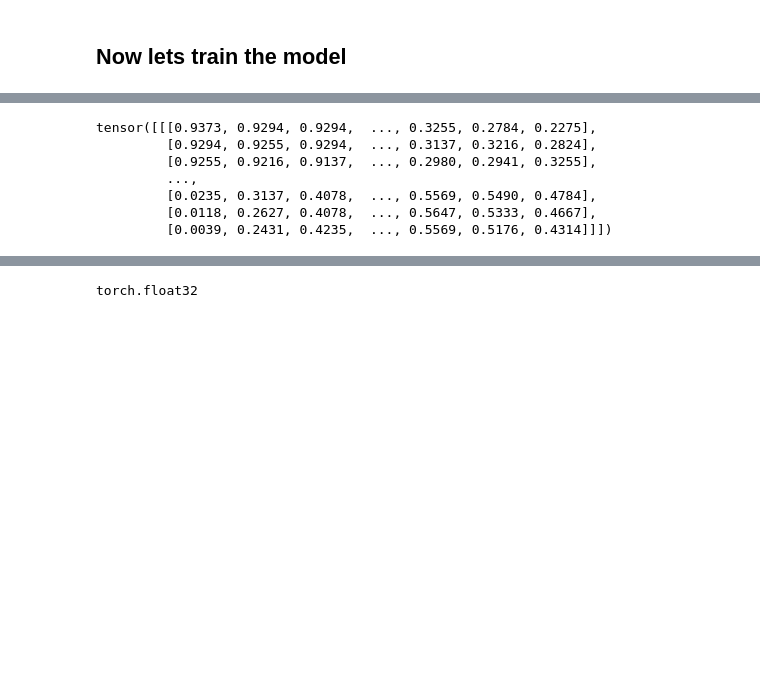
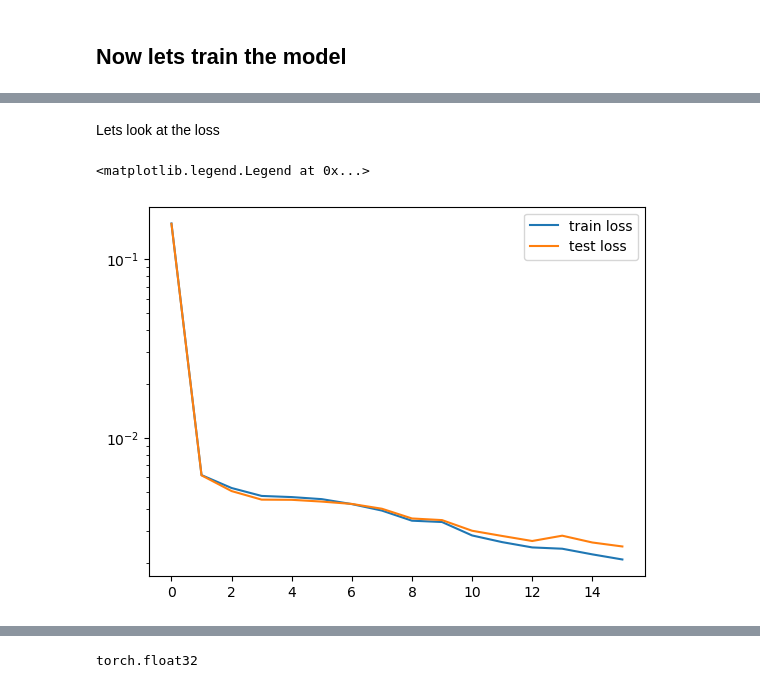
Before and after one commit to terdimitri/facial-keypoints, a Jupyter notebook: Facial point detection.ipynb, the cells around one changed output, grey strips where cells are left out. Saved outputs shown, nothing was run; the diff lists cells and outputs as text; code cells hidden in the pictures; blank space fills up the shorter version.

Commit message:
Validate with test set

```diff
--- a/Facial point detection.ipynb
+++ b/Facial point detection.ipynb
@@ -6,0 +9,2 @@ import matplotlib.pyplot as plt
+# %%
+device = torch.accelerator.current_accelerator() if torch.accelerator.is_available() else 'cpu'
@@ -305 +375,4 @@ def train(epoch):
+# %%
+checkpoints_folder = './checkpoints'
+os.makedirs(checkpoints_folder, exist_ok=True)
 # %%
@@ -326,13 +418,20 @@ Epoch 99: 5760/6335 Loss: 0.000257
-# %%
-train_dataset[0][0]
-# %% [output]
-tensor([[[0.9373, 0.9294, 0.9294,  ..., 0.3255, 0.2784, 0.2275],
-         [0.9294, 0.9255, 0.9294,  ..., 0.3137, 0.3216, 0.2824],
-         [0.9255, 0.9216, 0.9137,  ..., 0.2980, 0.2941, 0.3255],
-         ...,
-         [0.0235, 0.3137, 0.4078,  ..., 0.5569, 0.5490, 0.4784],
-         [0.0118, 0.2627, 0.4078,  ..., 0.5647, 0.5333, 0.4667],
-         [0.0039, 0.2431, 0.4235,  ..., 0.5569, 0.5176, 0.4314]]])
+# %% [markdown]
+Lets look at the loss
+# %%
+points = []
+for checkpoint_fp_head in os.listdir(checkpoints_folder):
+    checkpoint_fp = os.path.join(checkpoints_folder, checkpoint_fp_head)
+    checkpoint = torch.load(checkpoint_fp, map_location=device)
+    points.append((checkpoint['epoch'], checkpoint['train_loss'], checkpoint['test_loss']))
+points.sort()
+points = np.array(points)
+plt.plot(points[:, 0], points[:, 1], label='train loss')
+plt.plot(points[:, 0], points[:, 2], label='test loss')
+plt.yscale('log')
+plt.legend()
+# %% [output]
+<matplotlib.legend.Legend at 0x...>
+[figure, added]
 # %%
 fig, axs = plt.subplots(1, 2)
 with torch.no_grad():
```
Also changed, not shown: parts of 27 cells of this notebook.
